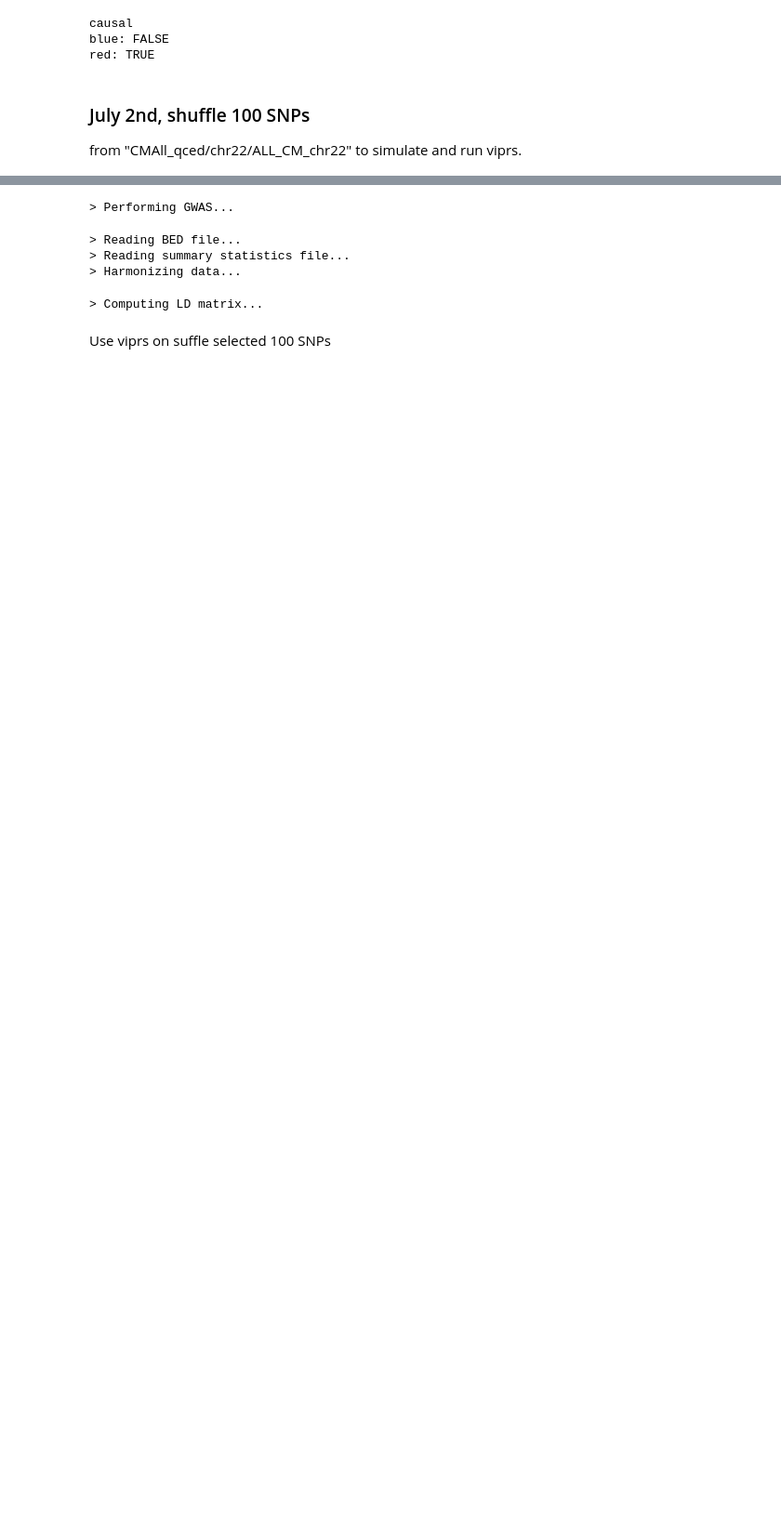
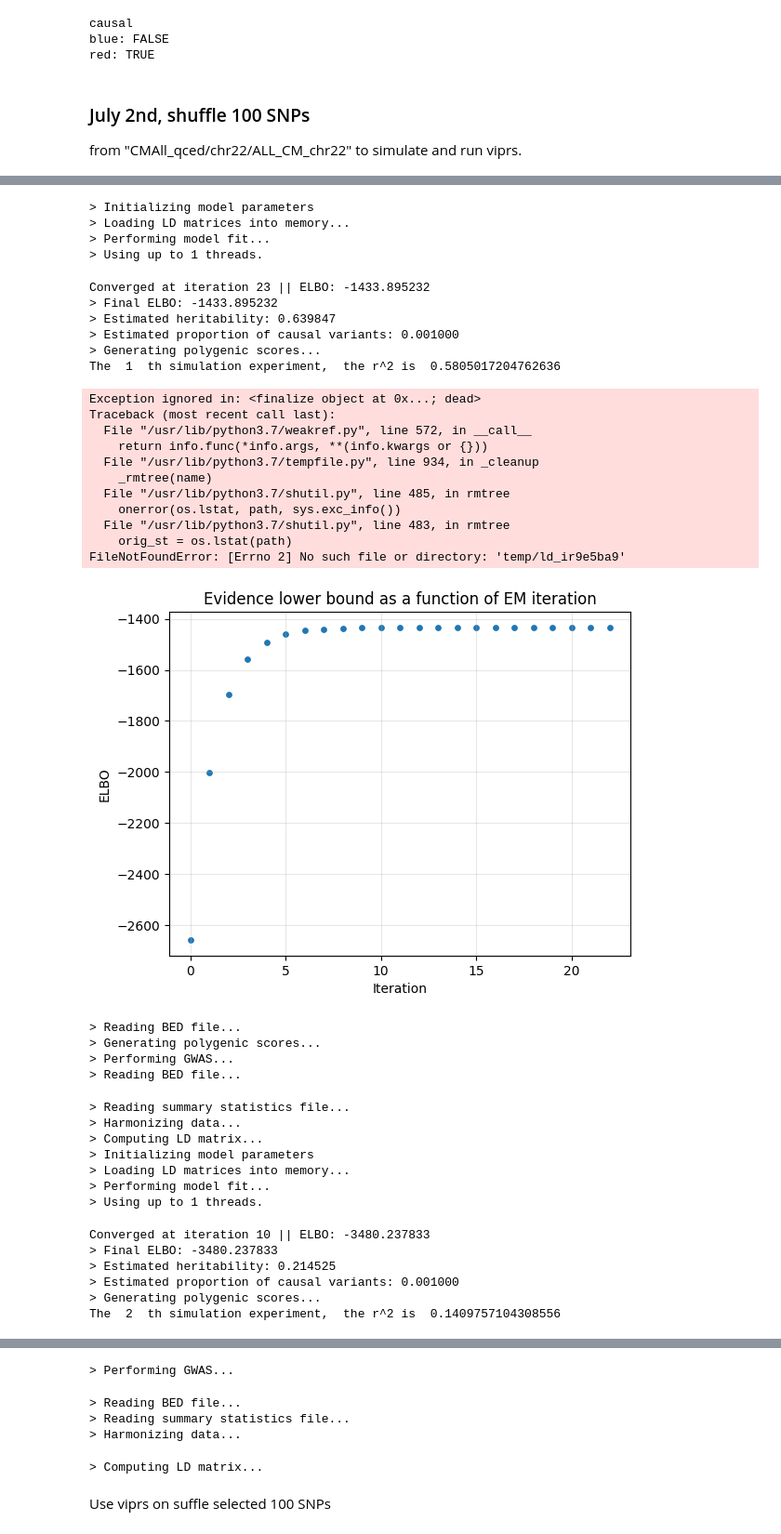
Before and after one commit to Yiqing-Zhu2000/RA_Project, a Jupyter notebook: Toy_example_expr.ipynb, the cells around one changed output, grey strips where cells are left out. Shown at 93% size. Drawn from its saved outputs; the diff is of its cells as text; code cells hidden in the pictures; blank space fills up the shorter version.

Commit message:
shuffled100SNPs, try to run 10 times

```diff
--- a/Toy_example_expr.ipynb
+++ b/Toy_example_expr.ipynb
@@ -524,0 +533,17 @@ import viprs as vp
+# %%
+
+from data.utils.training import train_chr22_100SNPs
+
+shuffle100_r2s = []
+for i in range(1,11):
+    R2, ELBO_list = train_chr22_100SNPs()
+    print("The ", i, " th simulation experiment, ", "the r^2 is ", R2)
+    elbo_path = "ELBO_history_fig/shuffled100_itr" + str(i) + ".png"
+    ELBO_plot(ELBO_list, elbo_path)
+    shuffle100_r2s.append(R2)
+
+# calcuate the mean of r2
+
+
+# ELBO_plot(ELBO_list, "ELBO_history_fig/test_shuffled100SNPs.png")
+# %% [output]
@@ -524,0 +557,39 @@ import viprs as vp
+> Initializing model parameters
+> Loading LD matrices into memory...
+> Performing model fit...
+> Using up to 1 threads.
+Converged at iteration 23 || ELBO: -1433.895232
+> Final ELBO: -1433.895232
+> Estimated heritability: 0.639847
+> Estimated proportion of causal variants: 0.001000
+> Generating polygenic scores...
+The  1  th simulation experiment,  the r^2 is  0.5805017204762636
+Exception ignored in: <finalize object at 0x...; dead>
+Traceback (most recent call last):
+  File "/usr/lib/python3.7/weakref.py", line 572, in __call__
+    return info.func(*info.args, **(info.kwargs or {}))
+  File "/usr/lib/python3.7/tempfile.py", line 934, in _cleanup
+    _rmtree(name)
+  File "/usr/lib/python3.7/shutil.py", line 485, in rmtree
+    onerror(os.lstat, path, sys.exc_info())
+  File "/usr/lib/python3.7/shutil.py", line 483, in rmtree
+    orig_st = os.lstat(path)
+FileNotFoundError: [Errno 2] No such file or directory: 'temp/ld_ir9e5ba9'
+[figure, added]
+> Reading BED file...
+> Generating polygenic scores...
+> Performing GWAS...
+> Reading BED file...
+> Reading summary statistics file...
+> Harmonizing data...
+> Computing LD matrix...
+> Initializing model parameters
+> Loading LD matrices into memory...
+> Performing model fit...
+> Using up to 1 threads.
+Converged at iteration 10 || ELBO: -3480.237833
+> Final ELBO: -3480.237833
+> Estimated heritability: 0.214525
+> Estimated proportion of causal variants: 0.001000
+> Generating polygenic scores...
+The  2  th simulation experiment,  the r^2 is  0.1409757104308556
```
Also changed, not shown: parts of 13 cells of this notebook, 3 other files.
